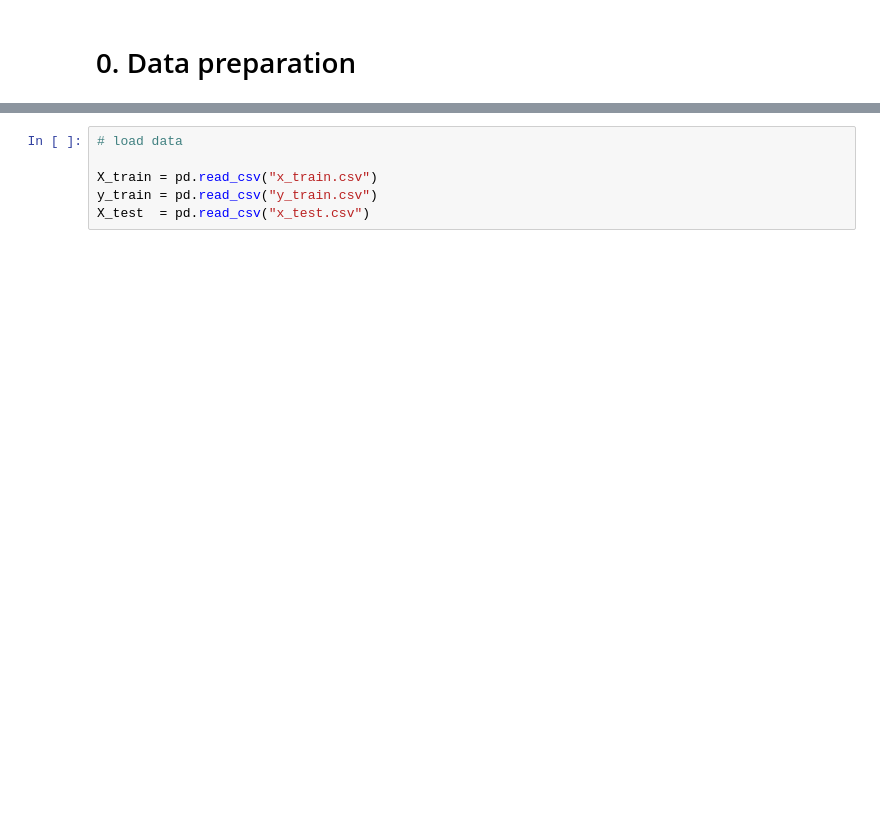
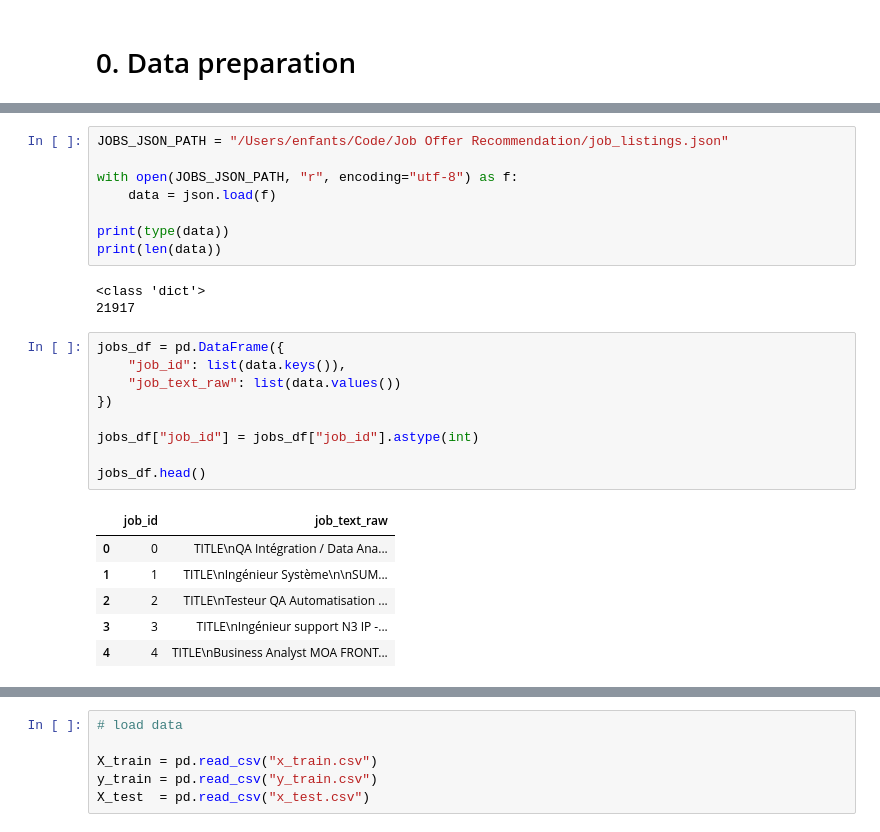
Before and after one commit to nicotranfr/ens_data_challenge_job_recommandation, a Jupyter notebook: predicting_action_and_job (hybrid markov + text).ipynb, the cells around one changed output, grey strips where cells are left out. Drawn from its saved outputs; the diff is of its cells as text; blank space fills up the shorter version.

```diff
--- a/predicting_action_and_job.ipynb
+++ b/predicting_action_and_job (hybrid markov + text).ipynb
@@ -12,0 +100,27 @@ from collections import defaultdict
+# %%
+JOBS_JSON_PATH = "/Users/enfants/Code/Job Offer Recommendation/job_listings.json"
+
+with open(JOBS_JSON_PATH, "r", encoding="utf-8") as f:
+    data = json.load(f)
+
+print(type(data))
+print(len(data))
+# %% [output]
+<class 'dict'>
+21917
+# %%
+jobs_df = pd.DataFrame({
+    "job_id": list(data.keys()),
+    "job_text_raw": list(data.values())
+})
+
+jobs_df["job_id"] = jobs_df["job_id"].astype(int)
+
+jobs_df.head()
+# %% [output]
+|  | job_id | job_text_raw |
+| 0 | 0 | TITLE\nQA Intégration / Data Ana... |
+| 1 | 1 | TITLE\nIngénieur Système\n\nSUM... |
+| 2 | 2 | TITLE\nTesteur QA Automatisation ... |
+| 3 | 3 | TITLE\nIngénieur support N3 IP -... |
+| 4 | 4 | TITLE\nBusiness Analyst MOA FRONT... |
```
Also changed, not shown: parts of 41 cells of this notebook, 2 other files.
